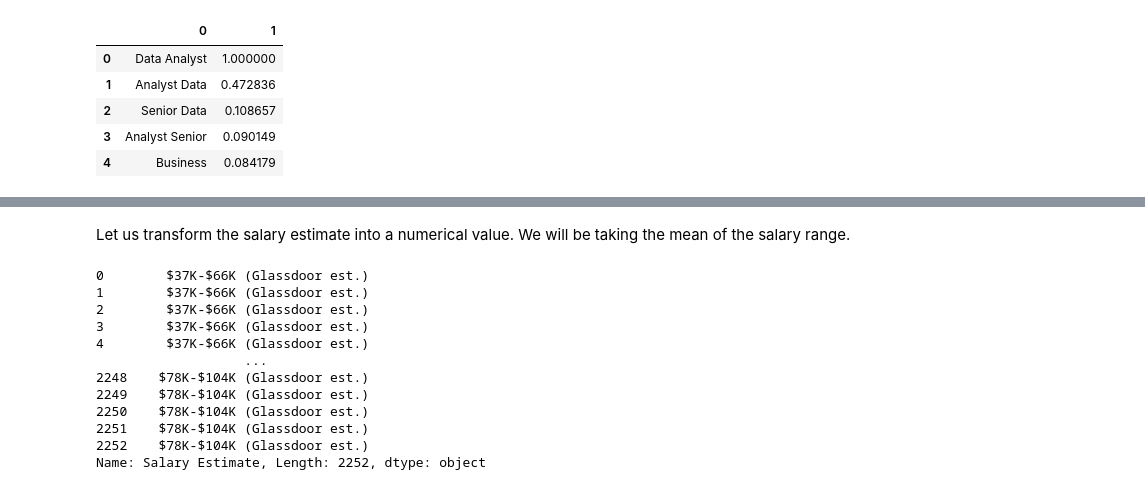
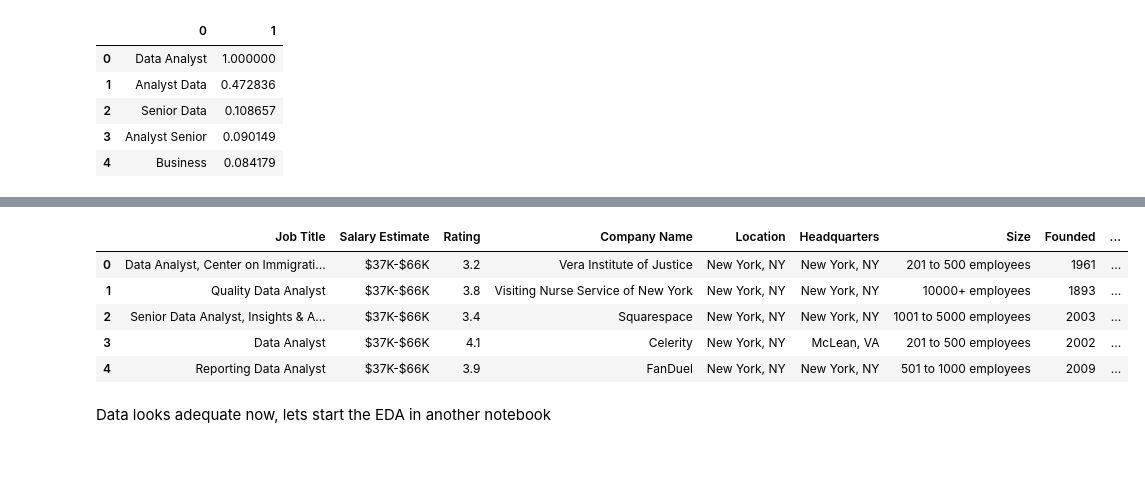
Before and after one commit to johmakinen/Data-related-salaries, a Jupyter notebook: src/EDA/data_wrangle.ipynb, the cells around one changed output, grey strips where cells are left out. Saved outputs shown, nothing was run; the diff lists cells and outputs as text; code cells hidden in the pictures; blank space fills up the shorter version.

Commit message:
Data cleaned

```diff
--- a/src/EDA/data_wrangle.ipynb
+++ b/src/EDA/data_wrangle.ipynb
@@ -57,6 +54,6 @@ plt.show()
 # %%
 # Top 50 titles from the wordcloud.
-new_title_scores = pd.DataFrame.from_dict(wordcloud.words_.items()).iloc[0:200,]
+new_title_scores = pd.DataFrame.from_dict(wordcloud.words_.items())
 new_title_scores.head(5)
 # %% [output]
 |  | 0 | 1 |
@@ -70,6 +67,6 @@ Now, lets give each job title the most similar string from the wordcloud using L
 # %%
 def find_most_similar(text,new_titles_list):
-    sims = [jellyfish.levenshtein_distance(text,x) for x in new_titles_list]
+    sims = [jellyfish.damerau_levenshtein_distance(text,x) for x in new_titles_list]
     return new_titles_list[sims.index(min(sims))]
 # %%
 df["new_title"] = df["Job Title"].apply(lambda x: find_most_similar(x,new_title_scores[0]))
@@ -84,18 +81,22 @@ Business Intelligence      57
 Name: new_title, dtype: int64
-# %% [markdown]
-Let us transform the salary estimate into a numerical value. We will be taking the mean of the salary range.
-# %%
-df["Salary Estimate"]
-# %% [output]
-0        $37K-$66K (Glassdoor est.)
-1        $37K-$66K (Glassdoor est.)
-2        $37K-$66K (Glassdoor est.)
-3        $37K-$66K (Glassdoor est.)
-4        $37K-$66K (Glassdoor est.)
-                   ...
-2248    $78K-$104K (Glassdoor est.)
-2249    $78K-$104K (Glassdoor est.)
-2250    $78K-$104K (Glassdoor est.)
-2251    $78K-$104K (Glassdoor est.)
-2252    $78K-$104K (Glassdoor est.)
-Name: Salary Estimate, Length: 2252, dtype: object
+# %%
+#Remove the "Glassdoor" from salary range
+df["Salary Estimate"] = df["Salary Estimate"].apply(lambda s: s.replace(" (Glassdoor est.)",""))
+
+# Remove the "\n" from company names
+df["Company Name"] = df["Company Name"].apply(lambda s: s.split("\n")[0])
+
+# Create new features "loc_city" and "hq_city"
+df['loc_city'] = df["Location"].apply(lambda s: s.split(",")[0])
+df['hq_city'] = df["Headquarters"].apply(lambda s: s.split(",")[0])
+# %%
+df.head()
+# %% [output]
+|  | Job Title | Salary Estimate | Rating | Company Name | Location | Headquarters | Size | Founded | ... |
+| 0 | Data Analyst, Center on Immigrati... | $37K-$66K | 3.2 | Vera Institute of Justice | New York, NY | New York, NY | 201 to 500 employees | 1961 | ... |
+| 1 | Quality Data Analyst | $37K-$66K | 3.8 | Visiting Nurse Service of New York | New York, NY | New York, NY | 10000+ employees | 1893 | ... |
+| 2 | Senior Data Analyst, Insights & A... | $37K-$66K | 3.4 | Squarespace | New York, NY | New York, NY | 1001 to 5000 employees | 2003 | ... |
+| 3 | Data Analyst | $37K-$66K | 4.1 | Celerity | New York, NY | McLean, VA | 201 to 500 employees | 2002 | ... |
+| 4 | Reporting Data Analyst | $37K-$66K | 3.9 | FanDuel | New York, NY | New York, NY | 501 to 1000 employees | 2009 | ... |
+# %% [markdown]
+Data looks adequate now, lets start the EDA in another notebook
```
Also changed, not shown: parts of 9 cells of this notebook, 3 other files.
